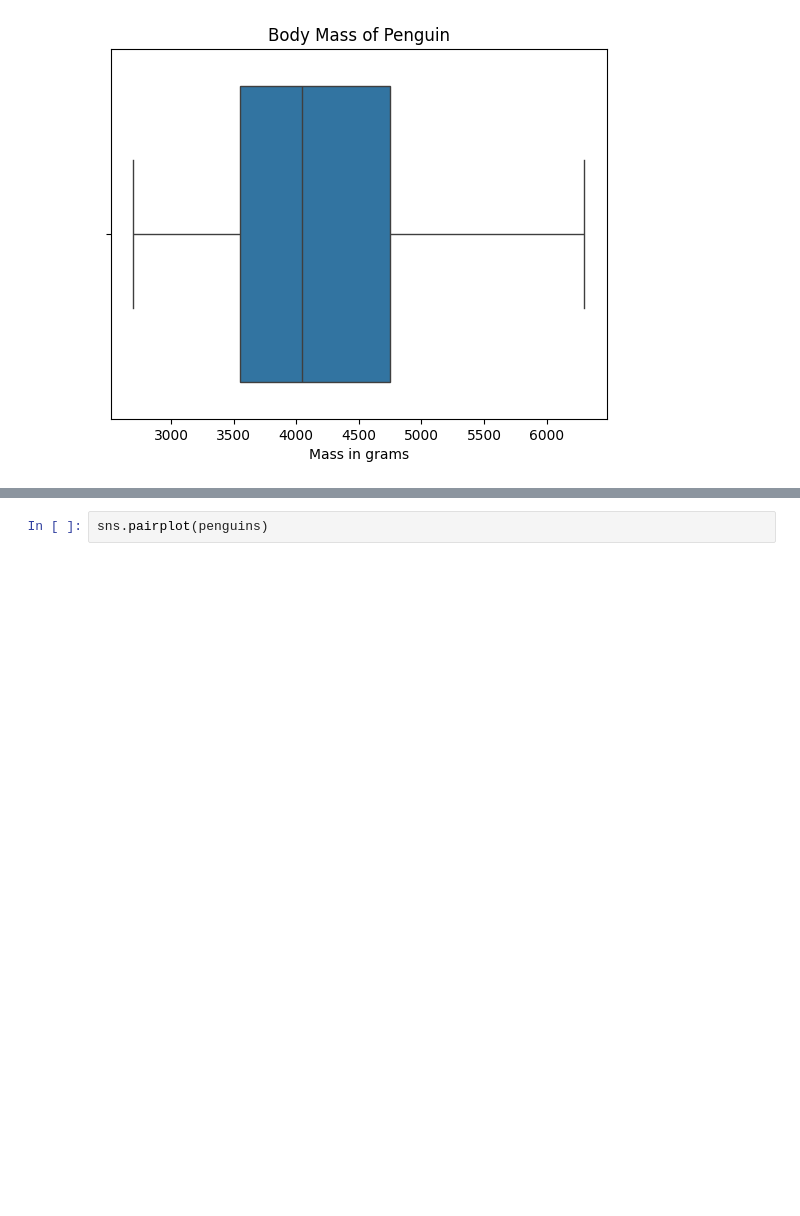
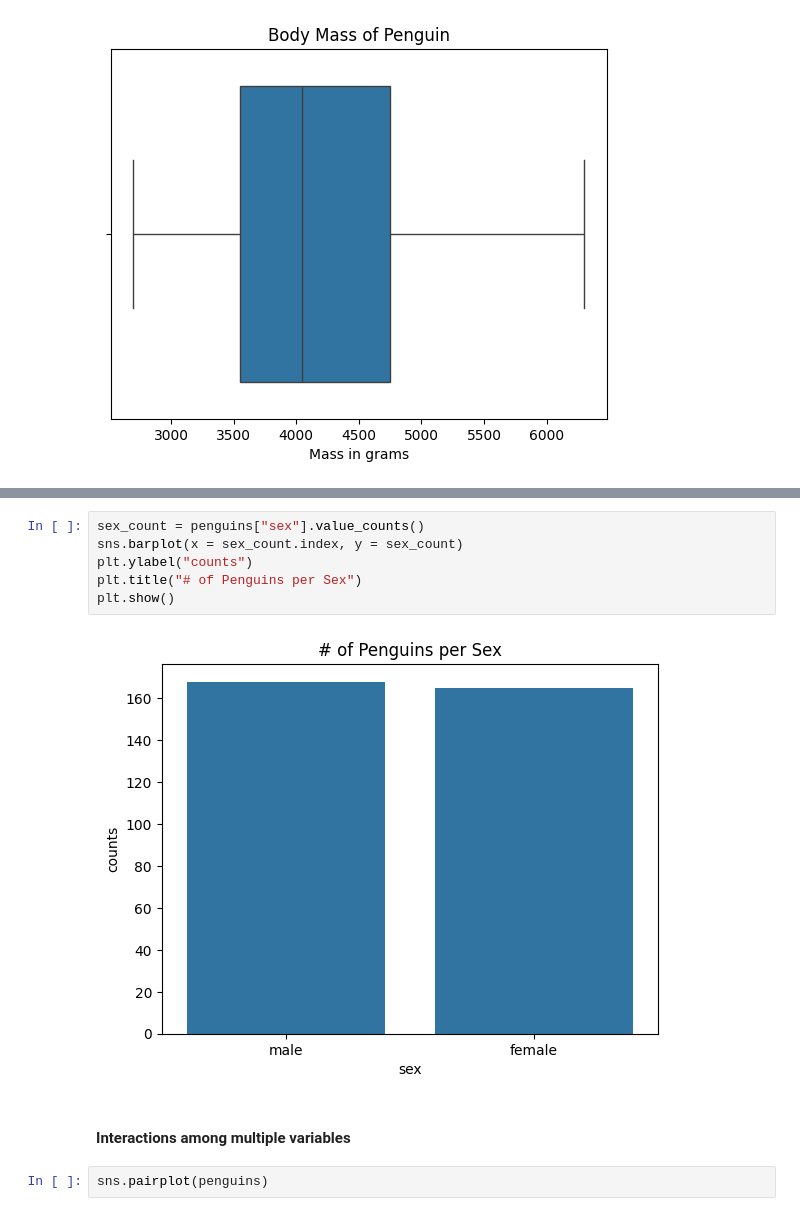
Before and after one commit to tiffanyle1302/PalmersPenguinAnalysis, a Jupyter notebook: Penguin.ipynb, the cells around one changed output, grey strips where cells are left out. Drawn from its saved outputs; the diff is of its cells as text; blank space fills up the shorter version.

```diff
--- a/Penguin.ipynb
+++ b/Penguin.ipynb
@@ -111,3 +129,13 @@ As seen above, there is no outliers amongst the needed explanatory variables.
+# %%
+sex_count = penguins["sex"].value_counts()
+sns.barplot(x = sex_count.index, y = sex_count)
+plt.ylabel("counts")
+plt.title("# of Penguins per Sex")
+plt.show()
+# %% [output]
+[figure, added]
+# %% [markdown]
+#### Interactions among multiple variables
 # %%
 sns.pairplot(penguins)
 # %% [output]
```
Also changed, not shown: parts of 12 cells of this notebook.
